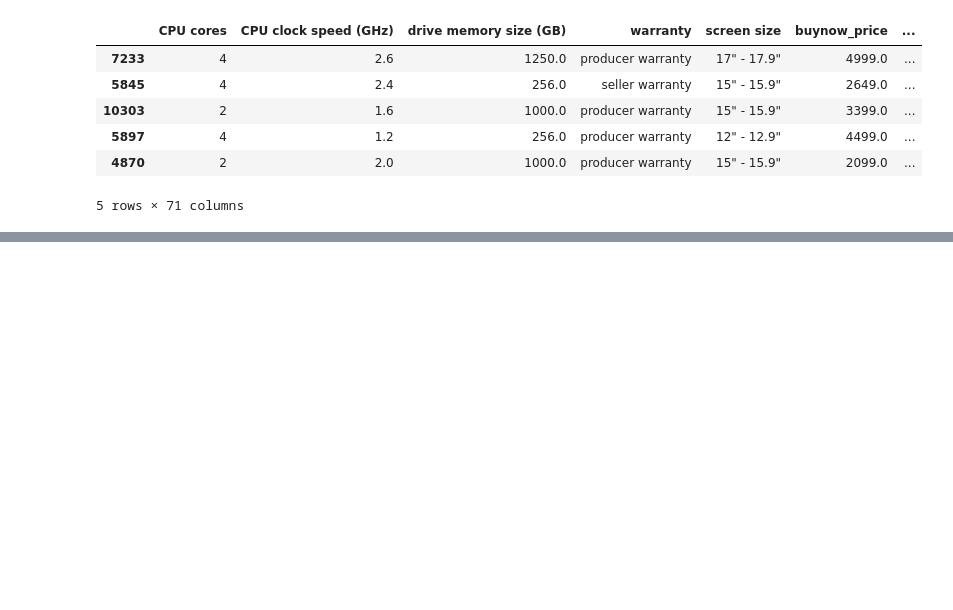
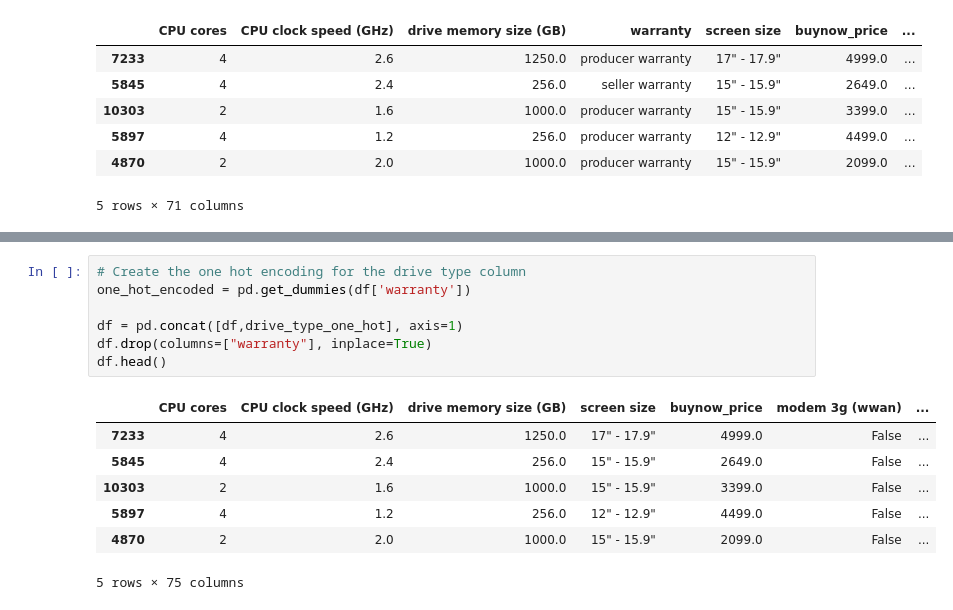
Before and after one commit to alyab16/Laptop-Price-Prediction, a Jupyter notebook: Laptop Price Prediction.ipynb, the cells around one changed output, grey strips where cells are left out. Drawn from its saved outputs; the diff is of its cells as text; blank space fills up the shorter version.

```diff
--- a/Laptop Price Prediction.ipynb
+++ b/Laptop Price Prediction.ipynb
@@ -534,0 +523,15 @@ memory usage: 1.0+ MB
+# %%
+# Create the one hot encoding for the drive type column
+one_hot_encoded = pd.get_dummies(df['warranty'])
+
+df = pd.concat([df,drive_type_one_hot], axis=1)
+df.drop(columns=["warranty"], inplace=True)
+df.head()
+# %% [output]
+|  | CPU cores | CPU clock speed (GHz) | drive memory size (GB) | screen size | buynow_price | modem 3g (wwan) | ... |
+| 7233 | 4 | 2.6 | 1250.0 | 17" - 17.9" | 4999.0 | False | ... |
+| 5845 | 4 | 2.4 | 256.0 | 15" - 15.9" | 2649.0 | False | ... |
+| 10303 | 2 | 1.6 | 1000.0 | 15" - 15.9" | 3399.0 | False | ... |
+| 5897 | 4 | 1.2 | 256.0 | 12" - 12.9" | 4499.0 | False | ... |
+| 4870 | 2 | 2.0 | 1000.0 | 15" - 15.9" | 2099.0 | False | ... |
+5 rows × 75 columns
```
Also changed, not shown: parts of 5 cells of this notebook.
